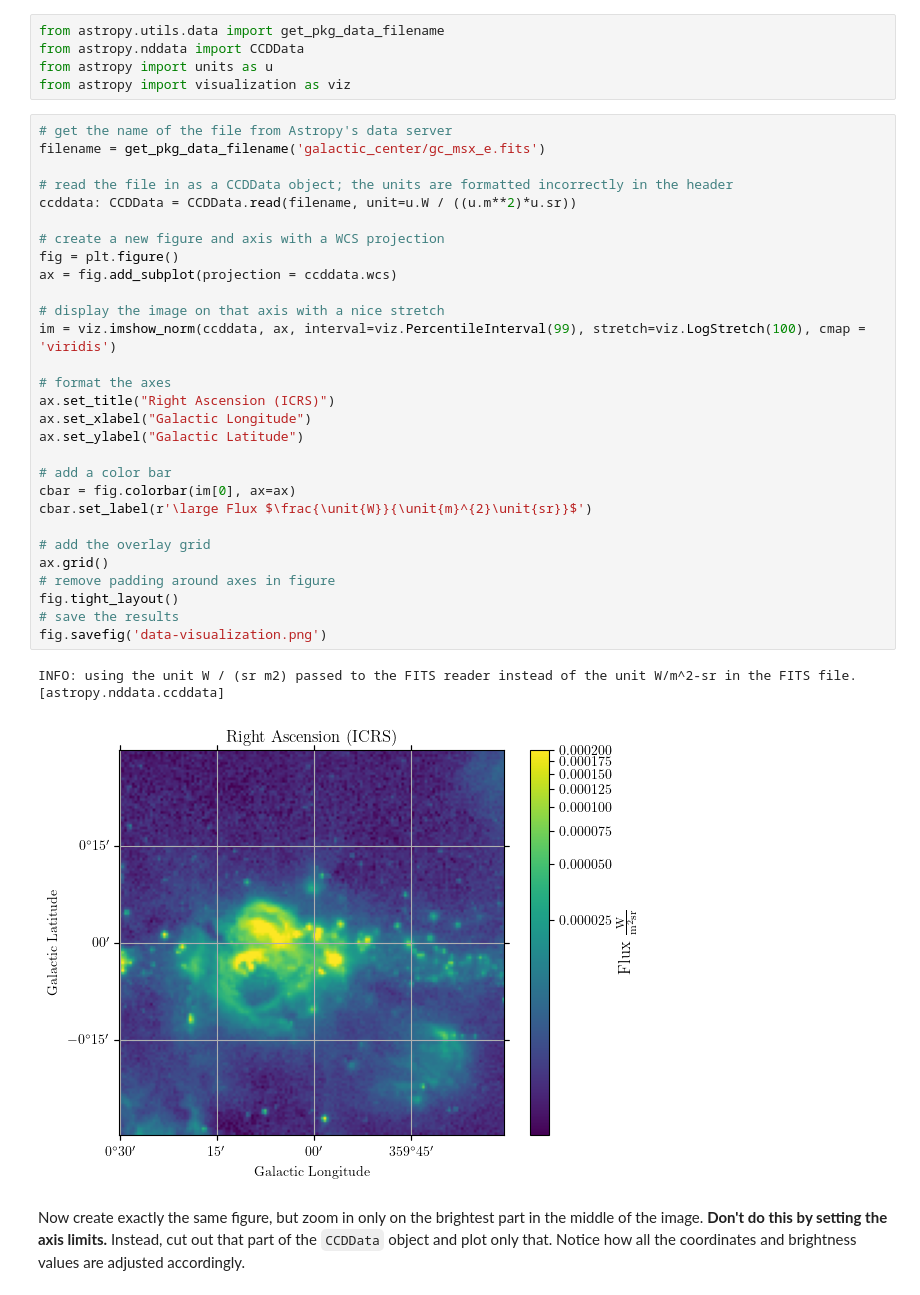
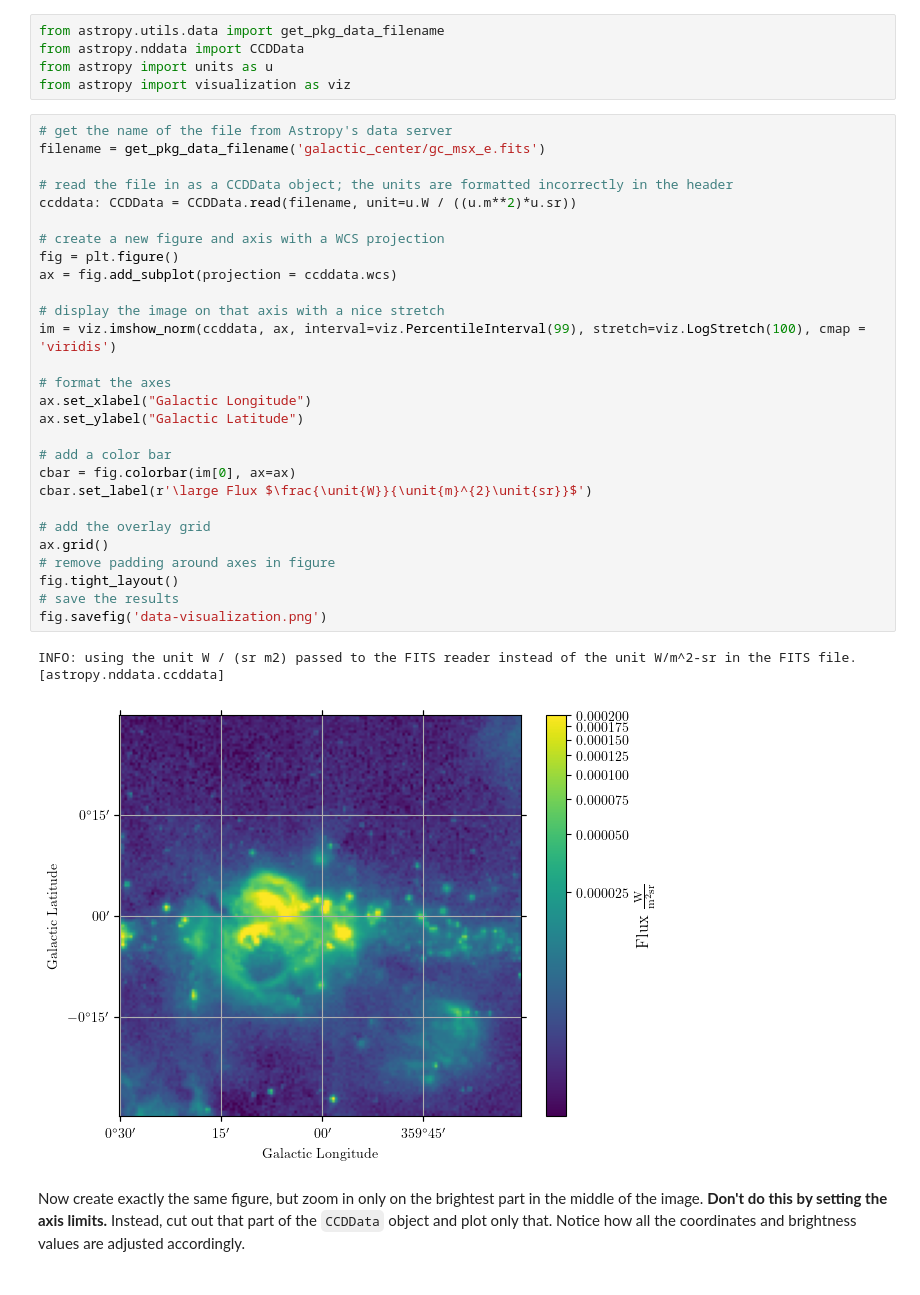
Before and after one commit to ASTR154/data-visualization, a Jupyter notebook: data-visualization.ipynb, the cells around one changed output. Saved outputs shown, nothing was run; the diff lists cells and outputs as text.

```diff
--- a/data-visualization.ipynb
+++ b/data-visualization.ipynb
@@ -29,34 +29,33 @@ from astropy import visualization as viz
 # %%
 # get the name of the file from Astropy's data server
 filename = get_pkg_data_filename('galactic_center/gc_msx_e.fits')
 
 # read the file in as a CCDData object; the units are formatted incorrectly in the header
 ccddata: CCDData = CCDData.read(filename, unit=u.W / ((u.m**2)*u.sr))
 
 # create a new figure and axis with a WCS projection
 fig = plt.figure()
 ax = fig.add_subplot(projection = ccddata.wcs)
 
 # display the image on that axis with a nice stretch
 im = viz.imshow_norm(ccddata, ax, interval=viz.PercentileInterval(99), stretch=viz.LogStretch(100), cmap = 'viridis')
 
 # format the axes
-ax.set_title("Right Ascension (ICRS)")
 ax.set_xlabel("Galactic Longitude")
 ax.set_ylabel("Galactic Latitude")
 
 # add a color bar
 cbar = fig.colorbar(im[0], ax=ax)
 cbar.set_label(r'\large Flux $\frac{\unit{W}}{\unit{m}^{2}\unit{sr}}$')
 
 # add the overlay grid
 ax.grid()
 # remove padding around axes in figure
 fig.tight_layout()
 # save the results
 fig.savefig('data-visualization.png')
 # %% [output]
 INFO: using the unit W / (sr m2) passed to the FITS reader instead of the unit W/m^2-sr in the FITS file. [astropy.nddata.ccddata]
-[figure, old version]
+[figure, new version]
 # %% [markdown]
 Now create exactly the same figure, but zoom in only on the brightest part in the middle of the image. **Don't do this by setting the axis limits.** Instead, cut out that part of the `CCDData` object and plot only that. Notice how all the coordinates and brightness values are adjusted accordingly.
```
Also changed, not shown: parts of 3 cells of this notebook, 1 other file.
